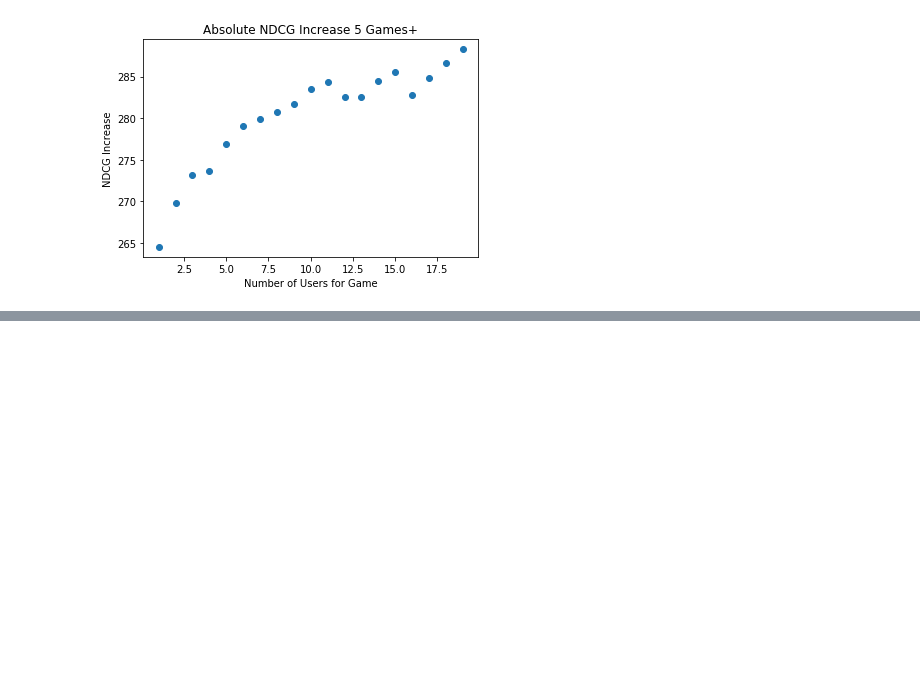
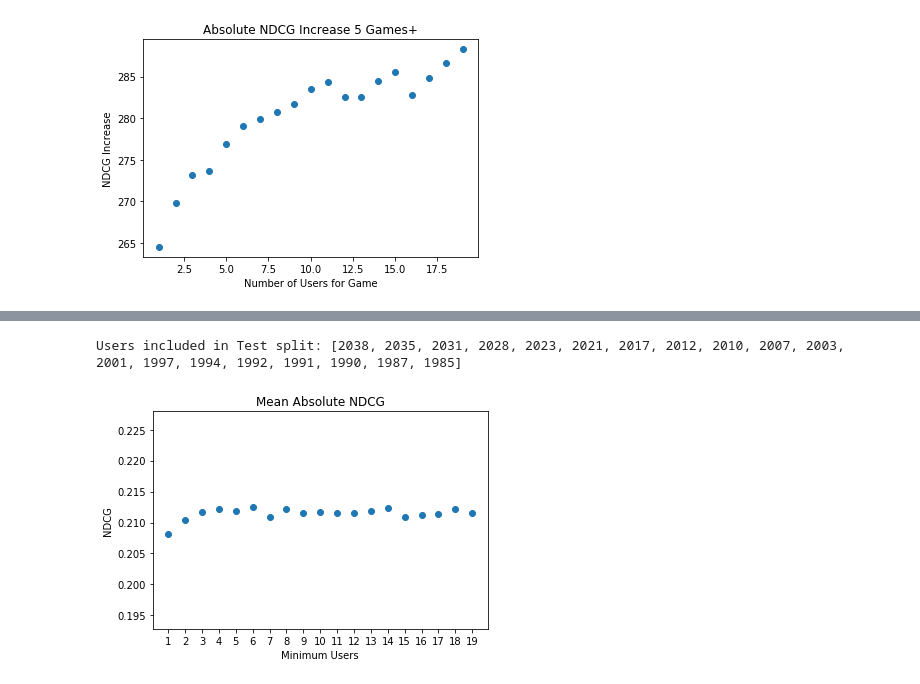
Before and after one commit to gitmbar2/game_recommender, a Jupyter notebook: notebooks/cold_start.ipynb, the cells around one changed output, grey strips where cells are left out. Cells and saved outputs as stored; diff of their text form; code cells hidden in the pictures; blank space fills up the shorter version.

```diff
--- a/notebooks/cold_start.ipynb
+++ b/notebooks/cold_start.ipynb
@@ -494,0 +459,23 @@ fig.show()
+# %%
+'''
+This is somewhat expected because removing Items makes it easier to get a good order of items
+The 1 and 2 cutoffs are just issues with splitting the game data for 1 or 2 items into train and test at 30%
+'''
+all_user_counts_datasets = min_user_counts_datasets1 + min_user_counts_datasets2
+user_counts_at_user_cutoffs = [len(dset_pair[0][1].groupby('uid').count().collect()) for dset_pair in all_user_counts_datasets]
+print('Users included in Test split: {}'.format(user_counts_at_user_cutoffs))
+item_results = item_results1 + item_results2
+
+absolute_increase = np.array(item_results)[:,0]
+absolute_normalized_increase = absolute_increase / np.array(user_counts_at_user_cutoffs)
+fig, ax = plt.subplots()
+ax.scatter(list(range(1,20)), absolute_normalized_increase)
+ax.set_xticks(list(range(1,20)))
+ax.set_title('Mean Absolute NDCG')
+ax.set_xlabel('Minimum Users')
+ax.set_ylabel('NDCG')
+fig.show()
+# fig.savefig('../figures/absolute_user_cutoffs.png')
+# %% [output]
+Users included in Test split: [2038, 2035, 2031, 2028, 2023, 2021, 2017, 2012, 2010, 2007, 2003, 2001, 1997, 1994, 1992, 1991, 1990, 1987, 1985]
+[figure, added]
```
Also changed, not shown: parts of 17 cells of this notebook, 7 other files.
